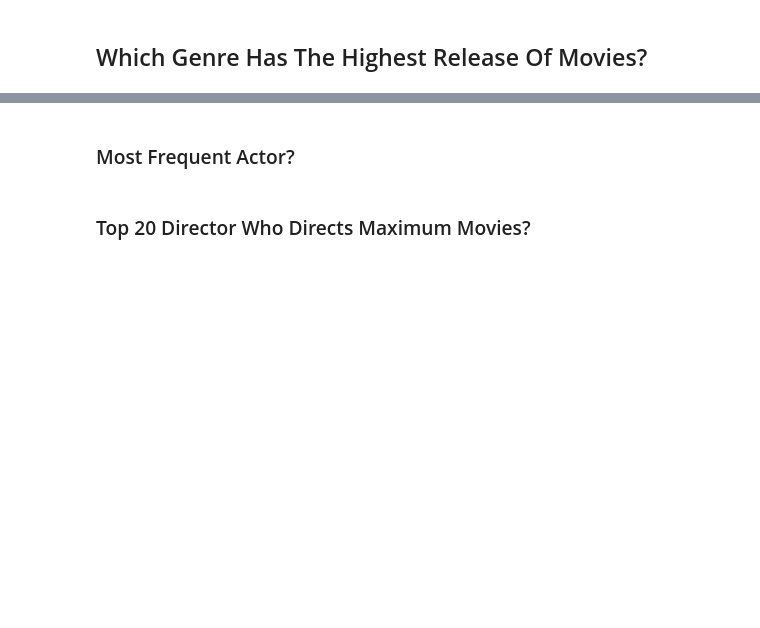
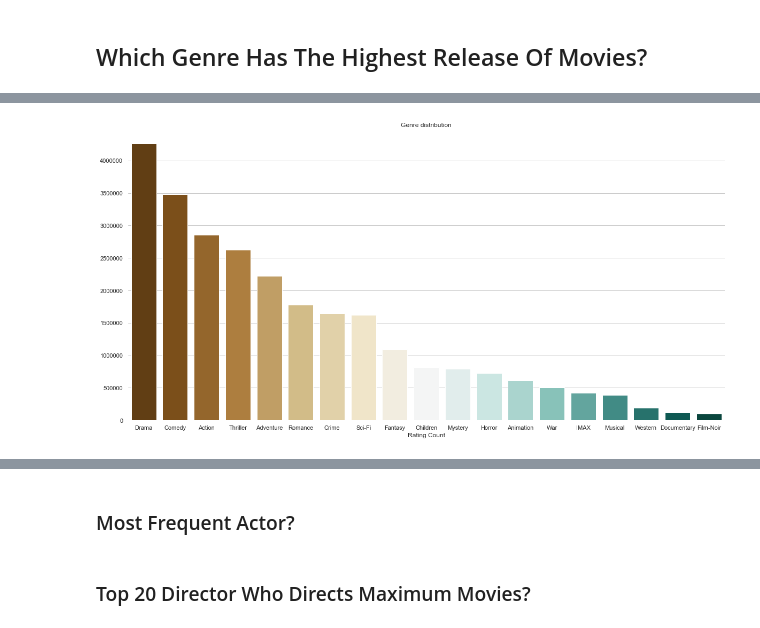
Before and after one commit to EDSATeam11/unsupervised-predict-streamlit-template, a Jupyter notebook: main.ipynb, the cells around one changed output, grey strips where cells are left out. Drawn from its saved outputs; the diff is of its cells as text; code cells hidden in the pictures; blank space fills up the shorter version.

```diff
--- a/main.ipynb
+++ b/main.ipynb
@@ -598,9 +573,3 @@ with sns.axes_style('whitegrid'):
-# %%
-#find the movie with longest and shortest runtime.
-#use 'find_minmax' function which i made earlier by passsing 'runtime' as argument.
-#it can't be possible a movie with zero runtime,but dataset contain some data like this.
-#so update zero with NAN in runtime column.
-data['runtime'] = data['runtime'].replace(0,np.NAN)
 # %% [markdown]
 ## Which Genre Has The Highest Release Of Movies?
 # %%
@@ -626,17 +591,6 @@ sns.set_style("whitegrid")
-# %%
-i = 0
-genre_count = []
-for genre in total_genre_movies.index:
-    genre_count.append([genre, total_genre_movies[i]])
-    i = i+1
-
-plt.rc('font', weight='bold')
-f, ax = plt.subplots(figsize=(8, 8))
-genre_count.sort(key = lambda x:x[1], reverse = True)
-labels, sizes = zip(*genre_count)
-labels_selected = [n if v > sum(sizes) * 0.01 else '' for n, v in genre_count]
-ax.pie(sizes, labels=labels_selected,
-       autopct = lambda x:'{:2.0f}%'.format(x) if x > 1 else '',
-       shadow=False, startangle=0)
-ax.axis('equal')
-plt.tight_layout()
+# %%
+#call the function for counting the movies of each genre.
+total_genre_movies = pd.DataFrame(count_genre('genres'))
+total_genre_movies = total_genre_movies.reset_index()
+total_genre_movies =  total_genre_movies.rename(columns={'index': 'genre',0:'count'})
+total_genre_movies
@@ -642,0 +615,10 @@ plt.tight_layout()
+# %%
+# plot the distribution of genres
+f, ax = plt.subplots(figsize=(20, 10))
+sns.barplot(data=total_genre_movies[:-1],y='count',x='genre',palette = sns.color_palette("BrBG", 19))
+ax.set(ylabel="",
+       xlabel="Rating Count")
+ax.title.set_text('Genre distribution')
+sns.despine(left=True, bottom=True)
+# %% [output]
+[figure, added]
```
Also changed, not shown: parts of 7 cells of this notebook.
